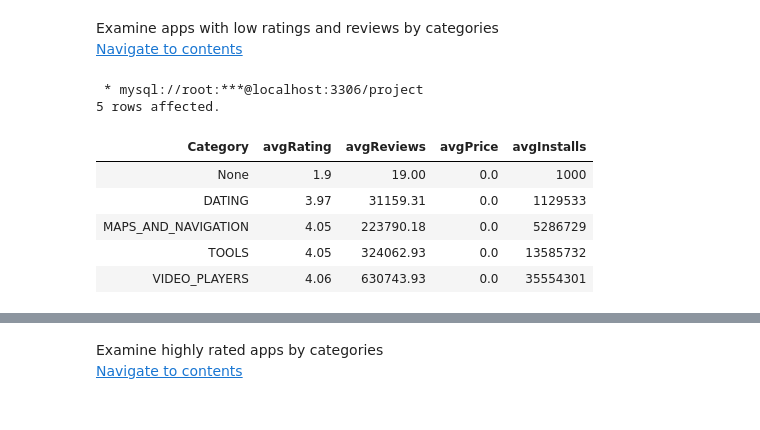
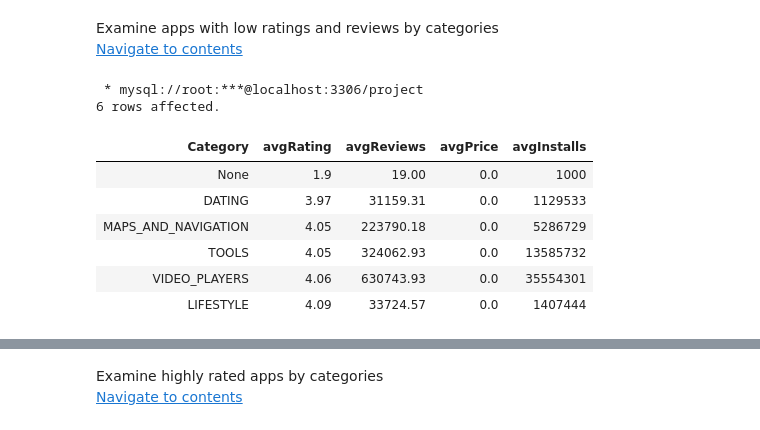
Before and after one commit to NilArj/Google_play, a Jupyter notebook: google_play_apps.ipynb, the cells around one changed output, grey strips where cells are left out. Cells and saved outputs as stored; diff of their text form; code cells hidden in the pictures.

```diff
--- a/google_play_apps.ipynb
+++ b/google_play_apps.ipynb
@@ -398,16 +414,17 @@ Examine apps with low ratings and reviews by categories
 # %%
 %%sql
 select Category,round(avg(Rating),2) as avgRating, round(avg(Reviews),2) as avgReviews, round(avg(updated_price),2) as avgPrice, round(avg(updated_installs)) as avgInstalls
 from googleplaystore
 group by Category
 order by avgRating asc, avgReviews asc
-limit 5
+limit 6
 # %% [output]
  * mysql://root:***@localhost:3306/project
-5 rows affected.
+6 rows affected.
 | Category | avgRating | avgReviews | avgPrice | avgInstalls |
 | None | 1.9 | 19.00 | 0.0 | 1000 |
 | DATING | 3.97 | 31159.31 | 0.0 | 1129533 |
 | MAPS_AND_NAVIGATION | 4.05 | 223790.18 | 0.0 | 5286729 |
 | TOOLS | 4.05 | 324062.93 | 0.0 | 13585732 |
 | VIDEO_PLAYERS | 4.06 | 630743.93 | 0.0 | 35554301 |
+| LIFESTYLE | 4.09 | 33724.57 | 0.0 | 1407444 |
```
Also changed, not shown: parts of 9 cells of this notebook.
